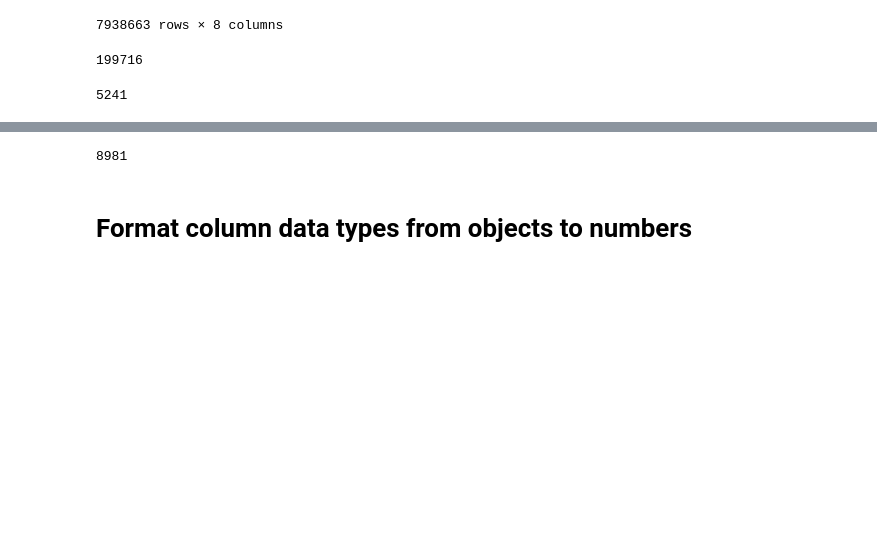
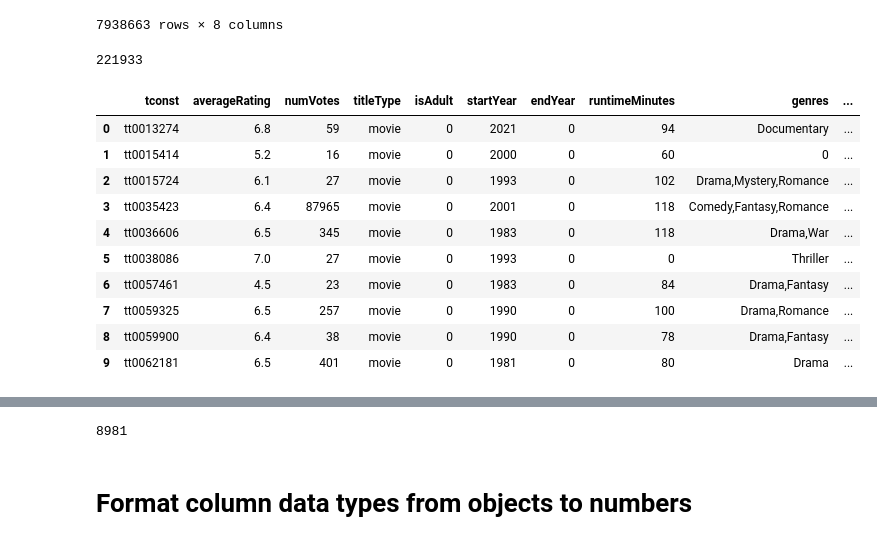
Before and after one commit to vt-bekah/Predicting_Movie_Ratings, a Jupyter notebook: data_collection2.ipynb, the cells around one changed output, grey strips where cells are left out. Cells and saved outputs as stored; diff of their text form; code cells hidden in the pictures; blank space fills up the shorter version.

```diff
--- a/data_collection2.ipynb
+++ b/data_collection2.ipynb
@@ -170,12 +160,23 @@ df1980movies=df1980[df1980['titleType']=='movie']
 dfratings = pd.read_table('./Resources/ratings.tsv')
 merged_ratings= pd.merge(dfratings,df1980movies,on='tconst')
 merged_ratings.head(-10)
-merged_ratings['Movie'].nunique()
+merged_ratings['tconst'].nunique()
 # %% [output]
-199716
+221933
 # %%
 # Iterate through each row in the DataFrame and append selected fields from the API response
 
-merged_movies= pd.merge(movies_df,merged_ratings,on='Movie')
+#merged_movies= pd.merge(movies_df,merged_ratings,on='Movie')
+merged_ratings.head(10)
 # %% [output]
-5241
+|  | tconst | averageRating | numVotes | titleType | isAdult | startYear | endYear | runtimeMinutes | genres | ... |
+| 0 | tt0013274 | 6.8 | 59 | movie | 0 | 2021 | 0 | 94 | Documentary | ... |
+| 1 | tt0015414 | 5.2 | 16 | movie | 0 | 2000 | 0 | 60 | 0 | ... |
+| 2 | tt0015724 | 6.1 | 27 | movie | 0 | 1993 | 0 | 102 | Drama,Mystery,Romance | ... |
+| 3 | tt0035423 | 6.4 | 87965 | movie | 0 | 2001 | 0 | 118 | Comedy,Fantasy,Romance | ... |
+| 4 | tt0036606 | 6.5 | 345 | movie | 0 | 1983 | 0 | 118 | Drama,War | ... |
+| 5 | tt0038086 | 7.0 | 27 | movie | 0 | 1993 | 0 | 0 | Thriller | ... |
+| 6 | tt0057461 | 4.5 | 23 | movie | 0 | 1983 | 0 | 84 | Drama,Fantasy | ... |
+| 7 | tt0059325 | 6.5 | 257 | movie | 0 | 1990 | 0 | 100 | Drama,Romance | ... |
+| 8 | tt0059900 | 6.4 | 38 | movie | 0 | 1990 | 0 | 78 | Drama,Fantasy | ... |
+| 9 | tt0062181 | 6.5 | 401 | movie | 0 | 1981 | 0 | 80 | Drama | ... |
```
Also changed, not shown: parts of 19 cells of this notebook.
